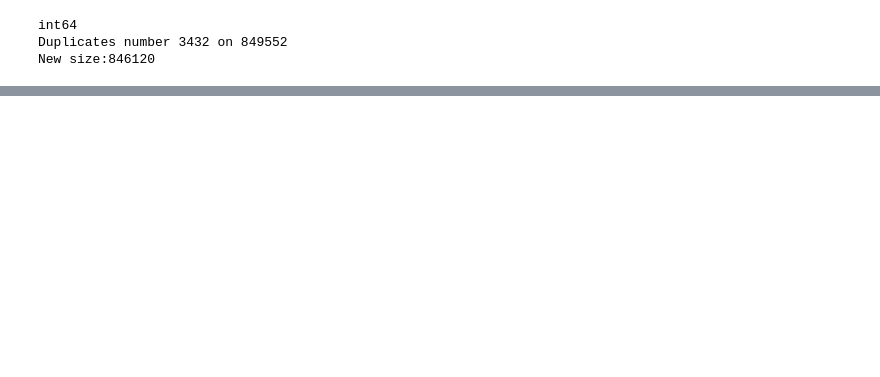
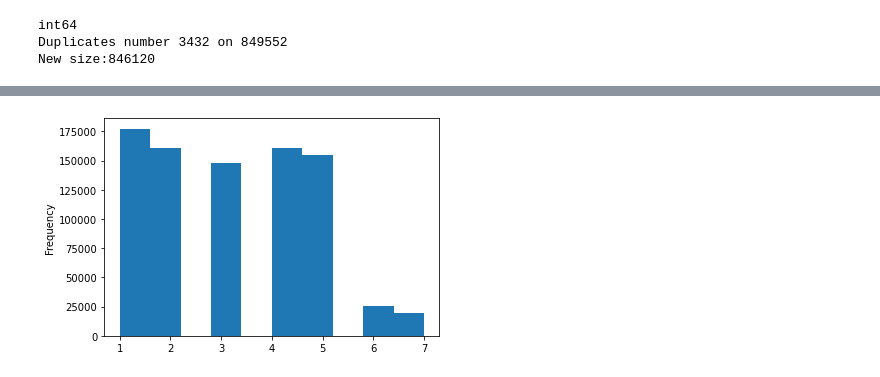
Before and after one commit to carloleo/AI-for-cybersecurity, a Jupyter notebook: AI project.ipynb, the cells around one changed output, grey strips where cells are left out. Saved outputs shown, nothing was run; the diff lists cells and outputs as text; code cells hidden in the pictures; blank space fills up the shorter version.

```diff
--- a/AI project.ipynb
+++ b/AI project.ipynb
@@ -74,0 +53,4 @@ df_.head(20)
+# %%
+df_['ip'].fillna(UNKNOWN,inplace=True)
+
+df_.head(10)
@@ -91,0 +145,26 @@ New size:846120
+# %%
+# constants
+
+START_WORKING = 8
+END_WORKING = 19
+# %%
+# lambda functions
+
+isWorkingTime = lambda x: x.isoweekday() in range(1,5) and x.to_pydatetime().hour >= START_WORKING and x.to_pydatetime().hour <= END_WORKING
+
+# toDay: convert a stirng representing a date into a number
+#    1 --> Monday
+#    2 --> Tuesday
+#    ...
+#    7 --> Sunday
+toDay = lambda x: x.isoweekday()
+# %%
+df_logins = pd.DataFrame(columns=['userId', 'date', 'day', 'workingTime', 'eventType', 'application'])
+df_logins['userId'] = df_['userId']
+df_logins['date'] = pd.to_datetime(df_['date'], format="%Y-%m-%d %H:%M:%S.%f")
+df_logins['day'] = df_logins['date'].apply(toDay)
+df_logins['workingTime'] = df_logins['date'].apply(isWorkingTime)
+df_logins['eventType'] = df_['eventType']
+df_logins['application'] = df_['application']
+
+df_logins
@@ -91,0 +197,7 @@ New size:846120
+# %%
+import matplotlib.pyplot as plt
+
+df_logins['day'].plot.hist()
+plt.show()
+# %% [output]
+[figure, added]
```
Also changed, not shown: parts of 14 cells of this notebook.
